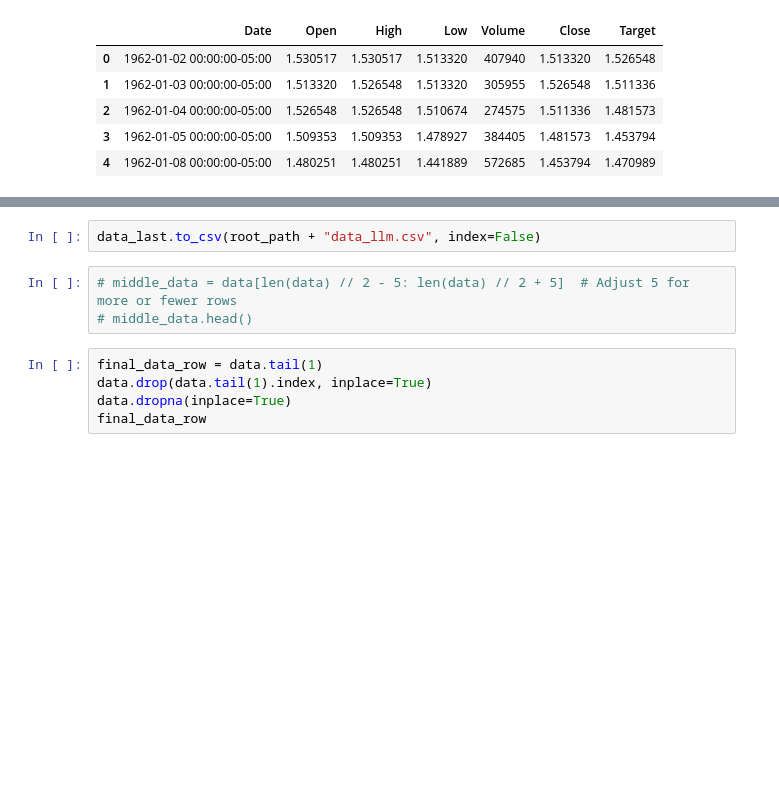
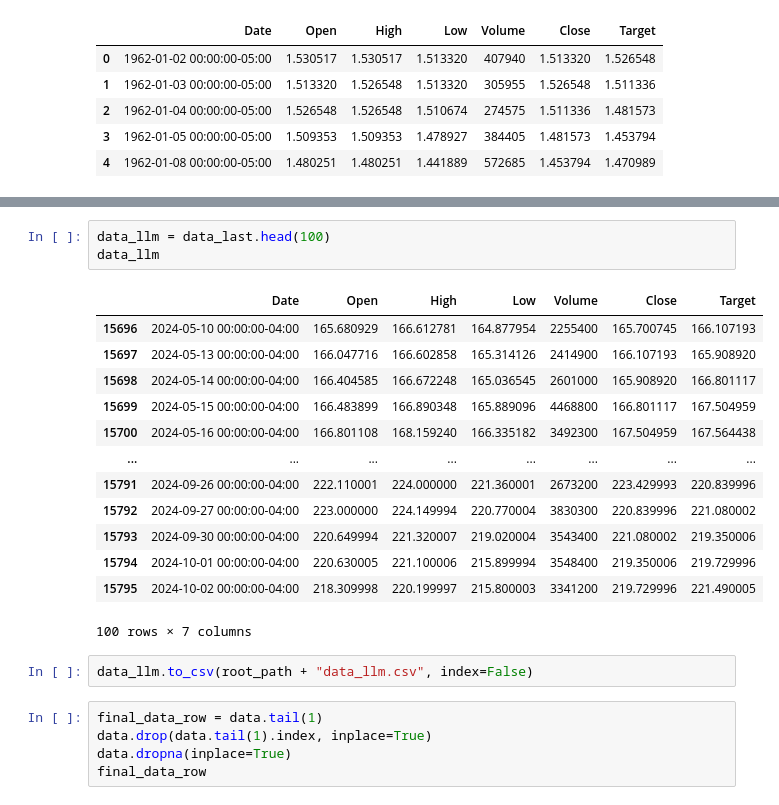
Before and after one commit to asimMahat/Stock-Market-Prediction, a Jupyter notebook: LSTM_with_GA_PSO_random .ipynb, the cells around one changed output, grey strips where cells are left out. Drawn from its saved outputs; the diff is of its cells as text; blank space fills up the shorter version.

```diff
--- a/LSTM_with_GA_PSO_random .ipynb
+++ b/LSTM_with_GA_PSO_random .ipynb
@@ -85,8 +81,22 @@ data_last
+# %%
+data_llm = data_last.head(100)
+data_llm
+# %% [output]
+|  | Date | Open | High | Low | Volume | Close | Target |
+| 15696 | 2024-05-10 00:00:00-04:00 | 165.680929 | 166.612781 | 164.877954 | 2255400 | 165.700745 | 166.107193 |
+| 15697 | 2024-05-13 00:00:00-04:00 | 166.047716 | 166.602858 | 165.314126 | 2414900 | 166.107193 | 165.908920 |
+| 15698 | 2024-05-14 00:00:00-04:00 | 166.404585 | 166.672248 | 165.036545 | 2601000 | 165.908920 | 166.801117 |
+| 15699 | 2024-05-15 00:00:00-04:00 | 166.483899 | 166.890348 | 165.889096 | 4468800 | 166.801117 | 167.504959 |
+| 15700 | 2024-05-16 00:00:00-04:00 | 166.801108 | 168.159240 | 166.335182 | 3492300 | 167.504959 | 167.564438 |
+| ... | ... | ... | ... | ... | ... | ... | ... |
+| 15791 | 2024-09-26 00:00:00-04:00 | 222.110001 | 224.000000 | 221.360001 | 2673200 | 223.429993 | 220.839996 |
+| 15792 | 2024-09-27 00:00:00-04:00 | 223.000000 | 224.149994 | 220.770004 | 3830300 | 220.839996 | 221.080002 |
+| 15793 | 2024-09-30 00:00:00-04:00 | 220.649994 | 221.320007 | 219.020004 | 3543400 | 221.080002 | 219.350006 |
+| 15794 | 2024-10-01 00:00:00-04:00 | 220.630005 | 221.100006 | 215.899994 | 3548400 | 219.350006 | 219.729996 |
+| 15795 | 2024-10-02 00:00:00-04:00 | 218.309998 | 220.199997 | 215.800003 | 3341200 | 219.729996 | 221.490005 |
+100 rows × 7 columns
 # %%
-data_last.to_csv(root_path + "data_llm.csv", index=False)
+data_llm.to_csv(root_path + "data_llm.csv", index=False)
-# %%
-# middle_data = data[len(data) // 2 - 5: len(data) // 2 + 5]  # Adjust 5 for more or fewer rows
-# middle_data.head()
 # %%
 final_data_row = data.tail(1)
 data.drop(data.tail(1).index, inplace=True)
```
Also changed, not shown: parts of 1 cell of this notebook, 2 other files.
